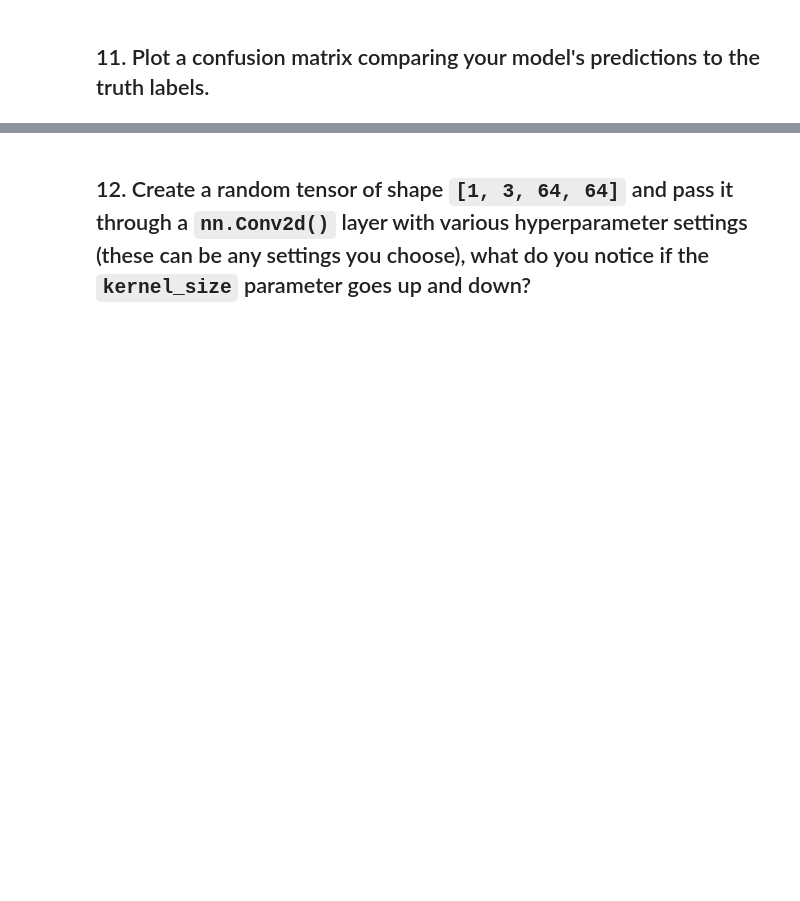
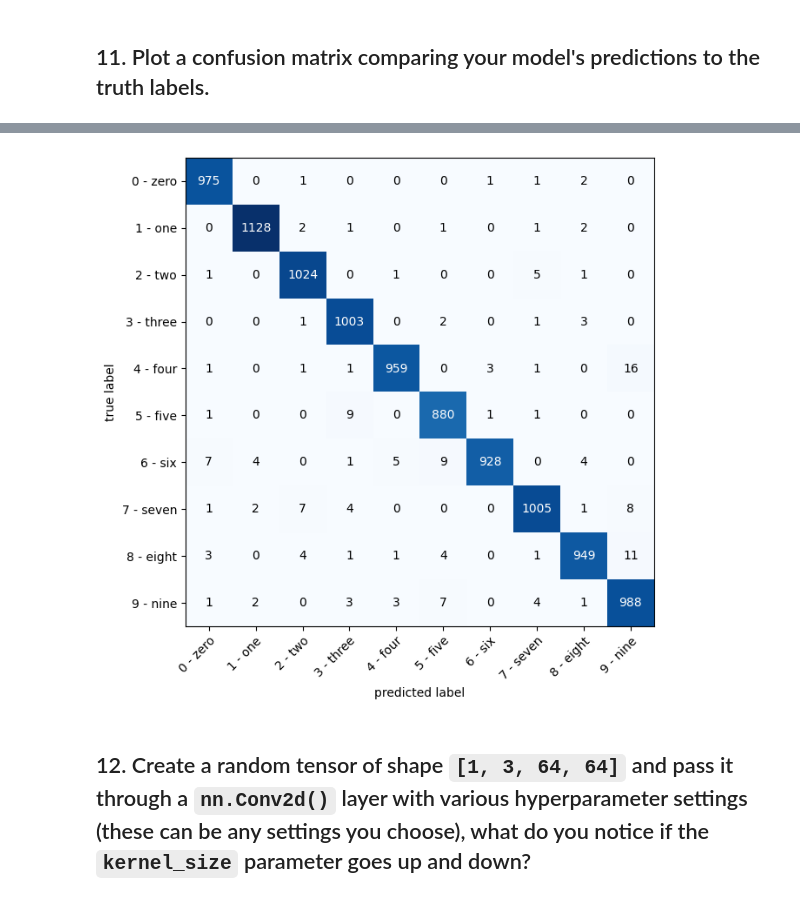
Before and after one commit to srj1407/Data_Science_and_ML, a Jupyter notebook: extras/exercises/03_pytorch_computer_vision_exercises.ipynb, the cells around one changed output, grey strips where cells are left out. Saved outputs shown, nothing was run; the diff lists cells and outputs as text; code cells hidden in the pictures; blank space fills up the shorter version.

```diff
--- a/extras/exercises/03_pytorch_computer_vision_exercises.ipynb
+++ b/extras/exercises/03_pytorch_computer_vision_exercises.ipynb
@@ -429,2 +429,14 @@ for i in random_idx:
 # %% [markdown]
 ## 11. Plot a confusion matrix comparing your model's predictions to the truth labels.
+# %%
+torch.manual_seed(42)
+model_1.eval()
+preds = []
+with torch.inference_mode():
+  for i in range(len(test_data)):
+    image, label = test_data[i][0], test_data[i][1]
+    pred = model_1(image.unsqueeze(dim = 0))
+    pred_prob = torch.softmax(pred.squeeze(), dim = 0)
+    pred_idx = pred_prob.argmax(dim = 0)
+    preds.append(pred_idx.cpu())
+preds = torch.tensor(preds)
@@ -431,3 +466,17 @@ for i in random_idx:
+# %%
+from torchmetrics import ConfusionMatrix
+from mlxtend.plotting import plot_confusion_matrix
+
+confmat = ConfusionMatrix(num_classes = len(classes), task = 'multiclass')
+confmat_tensor = confmat(preds = preds, target = test_data.targets)
+
+fig, ax = plot_confusion_matrix(
+    conf_mat = confmat_tensor.numpy(),
+    class_names = classes,
+    figsize = (10, 7)
+)
+# %% [output]
+[figure, added]
 # %% [markdown]
 ## 12. Create a random tensor of shape `[1, 3, 64, 64]` and pass it through a `nn.Conv2d()` layer with various hyperparameter settings (these can be any settings you choose), what do you notice if the `kernel_size` parameter goes up and down?
 # %% [markdown]
```
Also changed, not shown: parts of 6 cells of this notebook.
